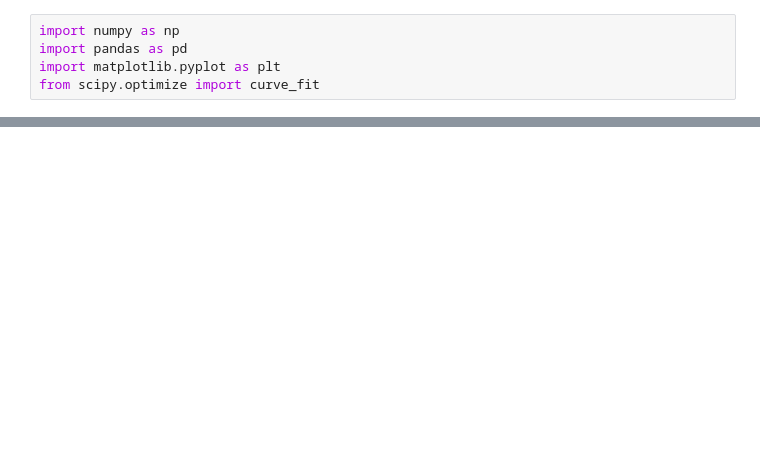
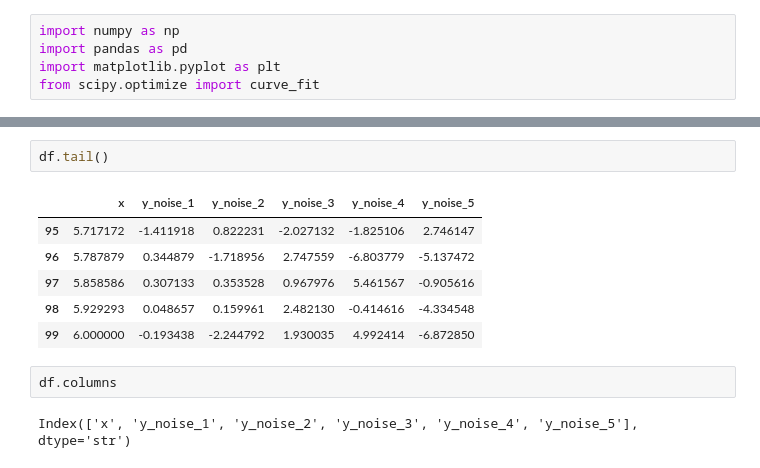
Before and after one commit to brayanvelasquez-svg/python_decal_fa26_brayan, a Jupyter notebook: homework9/homework9.ipynb, the cells around one changed output, grey strips where cells are left out. Saved outputs shown, nothing was run; the diff lists cells and outputs as text; blank space fills up the shorter version.

```diff
--- a/homework9/homework9.ipynb
+++ b/homework9/homework9.ipynb
@@ -9,0 +21,13 @@ FileNotFoundError: [Errno 2] No such file or directory: 'noisy_curvefit_data.csv
+# %%
+df.tail()
+# %% [output]
+|  | x | y_noise_1 | y_noise_2 | y_noise_3 | y_noise_4 | y_noise_5 |
+| 95 | 5.717172 | -1.411918 | 0.822231 | -2.027132 | -1.825106 | 2.746147 |
+| 96 | 5.787879 | 0.344879 | -1.718956 | 2.747559 | -6.803779 | -5.137472 |
+| 97 | 5.858586 | 0.307133 | 0.353528 | 0.967976 | 5.461567 | -0.905616 |
+| 98 | 5.929293 | 0.048657 | 0.159961 | 2.482130 | -0.414616 | -4.334548 |
+| 99 | 6.000000 | -0.193438 | -2.244792 | 1.930035 | 4.992414 | -6.872850 |
+# %%
+df.columns
+# %% [output]
+Index(['x', 'y_noise_1', 'y_noise_2', 'y_noise_3', 'y_noise_4', 'y_noise_5'], dtype='str')
```
Also changed, not shown: parts of 16 cells of this notebook, 5 other files.
